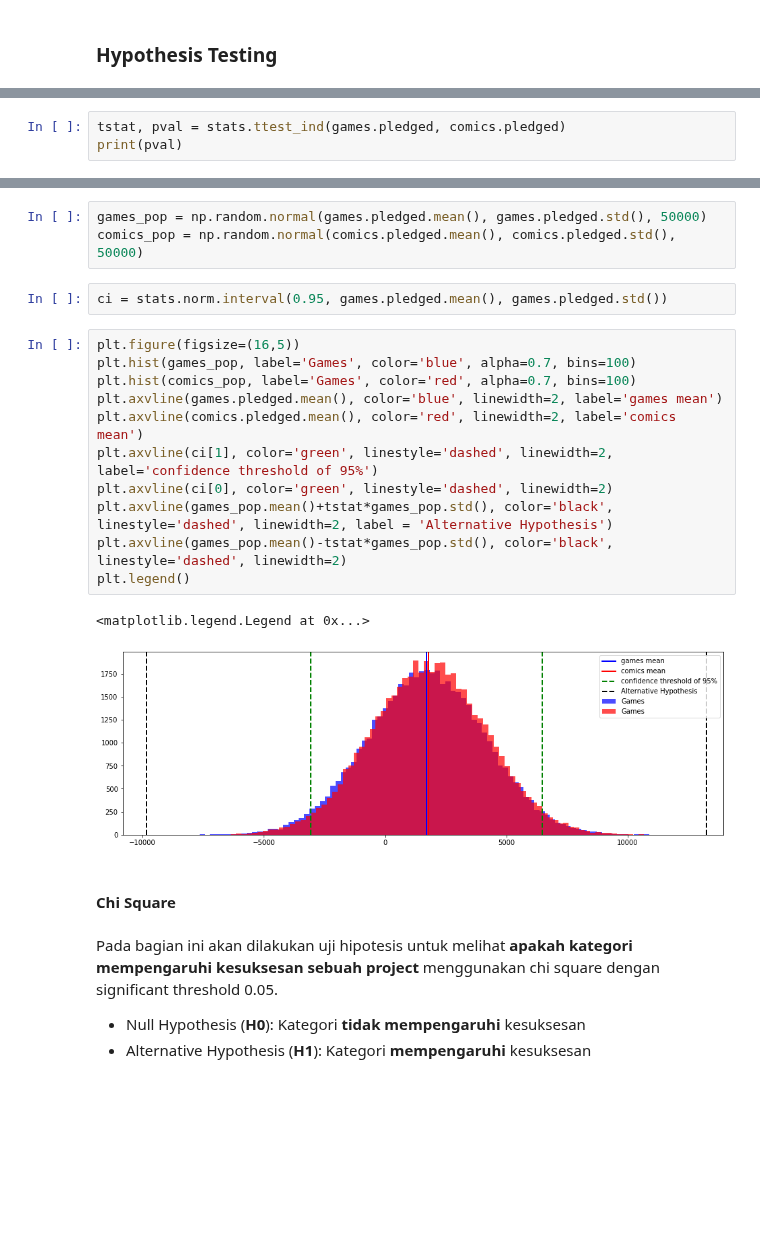
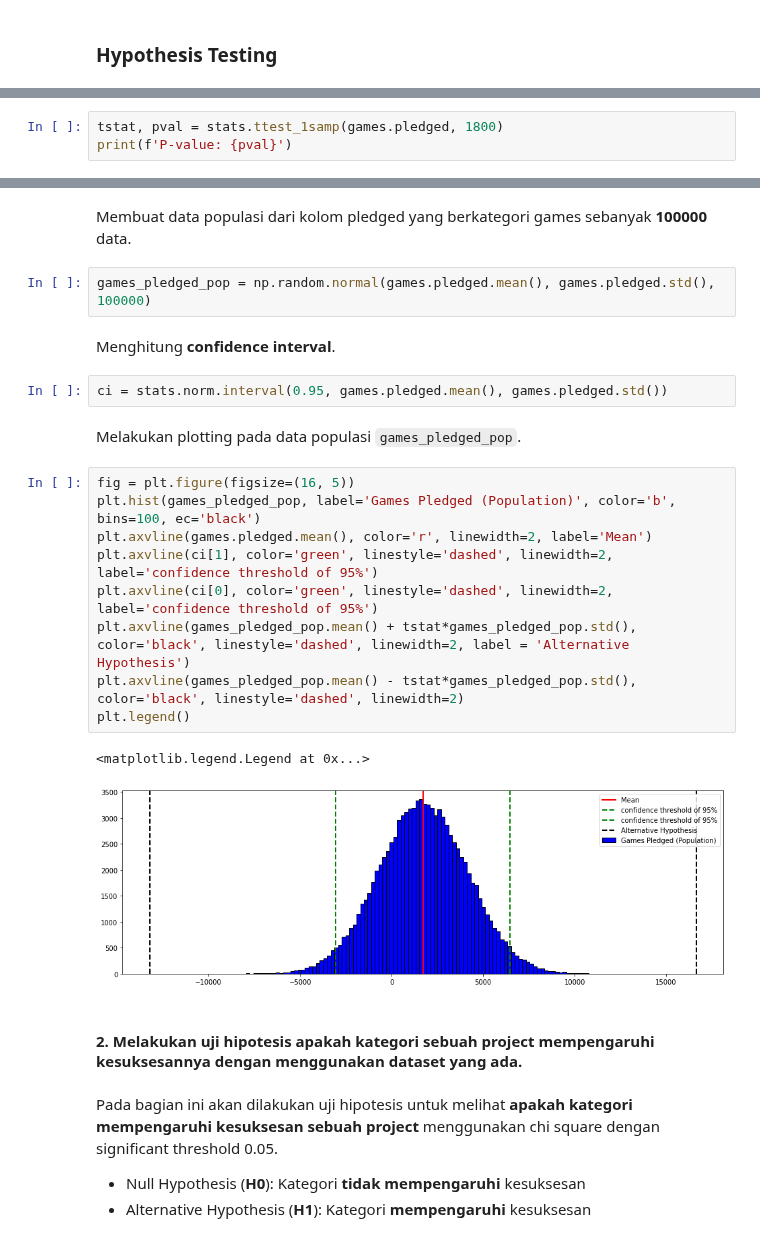
Before and after one commit to Penzragon/h8dsft_P0W3, a Jupyter notebook: script.ipynb, the cells around one changed output, grey strips where cells are left out. Drawn from its saved outputs; the diff is of its cells as text; blank space fills up the shorter version.

Commit message:
Add another hypothesis

```diff
--- a/script.ipynb
+++ b/script.ipynb
@@ -457,4 +434,4 @@ print(comics.pledged.mean())
 # %%
-tstat, pval = stats.ttest_ind(games.pledged, comics.pledged)
-print(pval)
+tstat, pval = stats.ttest_1samp(games.pledged, 1800)
+print(f'P-value: {pval}')
 # %% [output]
@@ -469,24 +450,27 @@ Safe to reject H0, we can accept H1 because of the sufficient evidence.
+# %% [markdown]
+Membuat data populasi dari kolom pledged yang berkategori games sebanyak **100000** data.
 # %%
-games_pop = np.random.normal(games.pledged.mean(), games.pledged.std(), 50000)
-comics_pop = np.random.normal(comics.pledged.mean(), comics.pledged.std(), 50000)
+games_pledged_pop = np.random.normal(games.pledged.mean(), games.pledged.std(), 100000)
+# %% [markdown]
+Menghitung **confidence interval**.
 # %%
 ci = stats.norm.interval(0.95, games.pledged.mean(), games.pledged.std())
+# %% [markdown]
+Melakukan plotting pada data populasi `games_pledged_pop`.
 # %%
-plt.figure(figsize=(16,5))
-plt.hist(games_pop, label='Games', color='blue', alpha=0.7, bins=100)
-plt.hist(comics_pop, label='Games', color='red', alpha=0.7, bins=100)
-plt.axvline(games.pledged.mean(), color='blue', linewidth=2, label='games mean')
-plt.axvline(comics.pledged.mean(), color='red', linewidth=2, label='comics mean')
+fig = plt.figure(figsize=(16, 5))
+plt.hist(games_pledged_pop, label='Games Pledged (Population)', color='b', bins=100, ec='black')
+plt.axvline(games.pledged.mean(), color='r', linewidth=2, label='Mean')
 plt.axvline(ci[1], color='green', linestyle='dashed', linewidth=2, label='confidence threshold of 95%')
-plt.axvline(ci[0], color='green', linestyle='dashed', linewidth=2)
-plt.axvline(games_pop.mean()+tstat*games_pop.std(), color='black', linestyle='dashed', linewidth=2, label = 'Alternative Hypothesis')
-plt.axvline(games_pop.mean()-tstat*games_pop.std(), color='black', linestyle='dashed', linewidth=2)
+plt.axvline(ci[0], color='green', linestyle='dashed', linewidth=2, label='confidence threshold of 95%')
+plt.axvline(games_pledged_pop.mean() + tstat*games_pledged_pop.std(), color='black', linestyle='dashed', linewidth=2, label = 'Alternative Hypothesis')
+plt.axvline(games_pledged_pop.mean() - tstat*games_pledged_pop.std(), color='black', linestyle='dashed', linewidth=2)
 plt.legend()
 # %% [output]
 <matplotlib.legend.Legend at 0x...>
-[figure, old version]
+[figure, new version]
-# %% [markdown]
-#### Chi Square
+# %% [markdown]
+#### 2. Melakukan uji hipotesis apakah kategori sebuah project mempengaruhi kesuksesannya dengan menggunakan dataset yang ada.
 # %% [markdown]
 Pada bagian ini akan dilakukan uji hipotesis untuk melihat **apakah kategori mempengaruhi kesuksesan sebuah project** menggunakan chi square dengan significant threshold 0.05.
 
```
Also changed, not shown: parts of 18 cells of this notebook.
